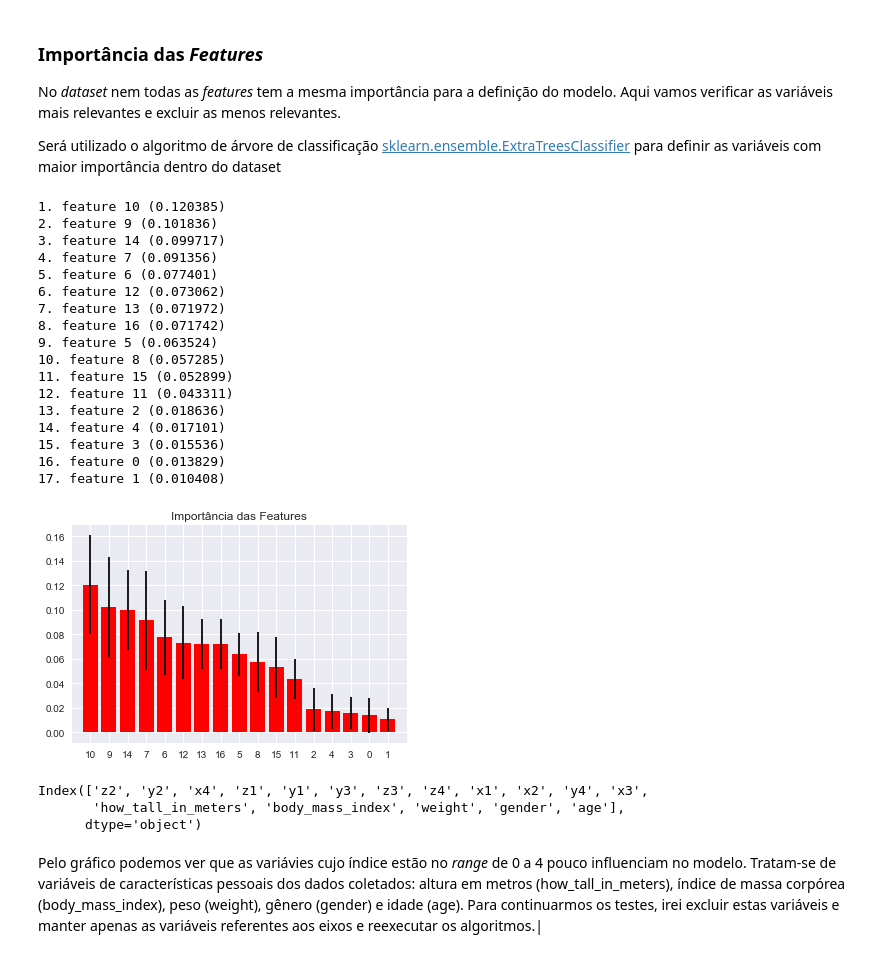
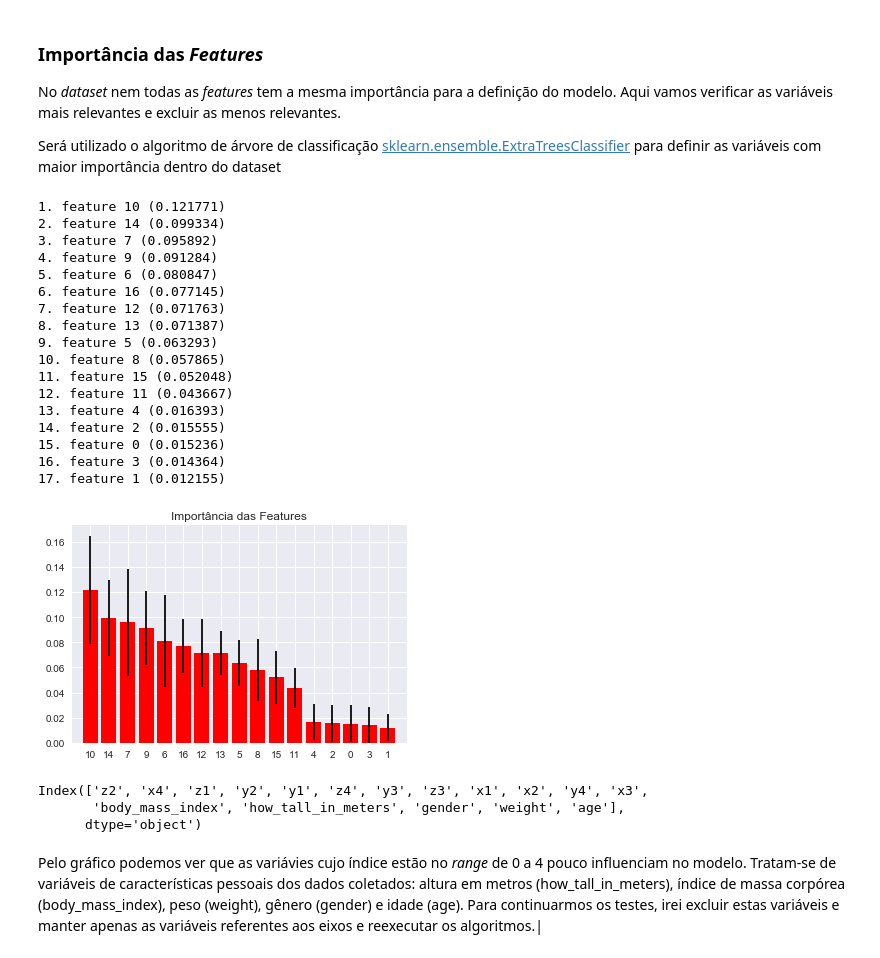
Before and after one commit to gleberb/mlnd, a Jupyter notebook: Projects/capstone/Final_Capstone.ipynb, the cells around one changed output. Cells and saved outputs as stored; diff of their text form; code cells hidden in the pictures.

```diff
--- a/Projects/capstone/Final_Capstone.ipynb
+++ b/Projects/capstone/Final_Capstone.ipynb
@@ -133,9 +137,9 @@ Neste projeto iremos criar dados sintéticos com a biblioteca [imblearn.over_sam
 # %%
 from imblearn.over_sampling import SMOTE
 sm = SMOTE(random_state=73)
-X_res, y_res = sm.fit_sample(X_all, y_all.values.ravel())
-X_all = pd.DataFrame(X_res, columns=X_all.columns)
-y_all = pd.DataFrame(y_res, columns=y_all.columns)
-sns.countplot(x="class", data=y_all)
+X_res, y_res = sm.fit_sample(X_train, y_train.values.ravel())
+X_train = pd.DataFrame(X_res, columns=X_train.columns)
+y_train = pd.DataFrame(y_res, columns=y_train.columns)
+sns.countplot(x="class", data=y_train)
 # %% [output]
 <matplotlib.axes._subplots.AxesSubplot at 0x...>
@@ -196,0 +211,2 @@ F1: 0.557303069035
+# %%
+run_all_models(X_train, y_train, X_test, y_test)
@@ -212,9 +241,10 @@ A partir desta sessão iremos trabalhar com os dados, normalizando-os e reduzind
 ### Normalizando a escala dos dados
 # %%
 from sklearn.preprocessing import MinMaxScaler
-scaler = MinMaxScaler().fit(X_all)
-X_all_scaled = scaler.transform(X_all)
-X_all_scaled = pd.DataFrame(X_all_scaled, columns=X_all.columns)
-X_all_scaled.head(3)
+scaler = MinMaxScaler().fit(X_train)
+X_train_scaled = scaler.transform(X_train)
+X_train_scaled = pd.DataFrame(X_train_scaled, columns=X_train.columns)
+X_test_scaled = scaler.transform(X_test)
+X_train_scaled.head(3)
 # %% [output]
 |  | gender | age | how_tall_in_meters | weight | body_mass_index | x1 | y1 | z1 | x2 | ... |
@@ -242,0 +258,2 @@ F1: 0.557255082252
+# %%
+run_all_models(X_train_scaled, y_train, X_test_scaled, y_test)
@@ -259,49 +289,49 @@ Será utilizado o algoritmo de árvore de classificação [sklearn.ensemble.Extr
 # %%
 from sklearn.ensemble import ExtraTreesClassifier
 
 feature_importance = ExtraTreesClassifier(n_estimators=150,
                               random_state=0)
-feature_importance = feature_importance.fit(X_all_scaled, y_all.values.ravel())
+feature_importance = feature_importance.fit(X_train_scaled, y_train.values.ravel())
 importances = feature_importance.feature_importances_
 std = np.std([tree.feature_importances_ for tree in feature_importance.estimators_],
              axis=0)
 indices = np.argsort(importances)[::-1]
 
-for f in range(X_all_scaled.shape[1]):
+for f in range(X_train_scaled.shape[1]):
     print("%d. feature %d (%f)" % (f + 1, indices[f], importances[indices[f]]))
 
 # Plot the feature importances of the forest
 plt.figure()
 plt.title("Importância das Features")
-plt.bar(range(X_all_scaled.shape[1]), importances[indices],
+plt.bar(range(X_train_scaled.shape[1]), importances[indices],
        color="r", yerr=std[indices], align="center")
-plt.xticks(range(X_all_scaled.shape[1]), indices)
-plt.xlim([-1, X_all_scaled.shape[1]])
+plt.xticks(range(X_train_scaled.shape[1]), indices)
+plt.xlim([-1, X_train_scaled.shape[1]])
 plt.show()
 # %% [output]
-1. feature 10 (0.120385)
-2. feature 9 (0.101836)
-3. feature 14 (0.099717)
-4. feature 7 (0.091356)
-5. feature 6 (0.077401)
-6. feature 12 (0.073062)
-7. feature 13 (0.071972)
-8. feature 16 (0.071742)
-9. feature 5 (0.063524)
-10. feature 8 (0.057285)
-11. feature 15 (0.052899)
-12. feature 11 (0.043311)
-13. feature 2 (0.018636)
-14. feature 4 (0.017101)
-15. feature 3 (0.015536)
-16. feature 0 (0.013829)
-17. feature 1 (0.010408)
+1. feature 10 (0.121771)
+2. feature 14 (0.099334)
+3. feature 7 (0.095892)
+4. feature 9 (0.091284)
+5. feature 6 (0.080847)
+6. feature 16 (0.077145)
+7. feature 12 (0.071763)
+8. feature 13 (0.071387)
+9. feature 5 (0.063293)
+10. feature 8 (0.057865)
+11. feature 15 (0.052048)
+12. feature 11 (0.043667)
+13. feature 4 (0.016393)
+14. feature 2 (0.015555)
+15. feature 0 (0.015236)
+16. feature 3 (0.014364)
+17. feature 1 (0.012155)
-[figure, old version]
+[figure, new version]
 # %%
-X_all.columns[[10,9,14,7,6,12,13,16,5,8,15,11,2,4,3,0,1]]
+X_all.columns[[10,14,7,9,6,16,12,13,5,8,15,11,4,2,0,3,1]]
 # %% [output]
-Index(['z2', 'y2', 'x4', 'z1', 'y1', 'y3', 'z3', 'z4', 'x1', 'x2', 'y4', 'x3',
-       'how_tall_in_meters', 'body_mass_index', 'weight', 'gender', 'age'],
+Index(['z2', 'x4', 'z1', 'y2', 'y1', 'z4', 'y3', 'z3', 'x1', 'x2', 'y4', 'x3',
+       'body_mass_index', 'how_tall_in_meters', 'gender', 'weight', 'age'],
       dtype='object')
 # %% [markdown]
 Pelo gráfico podemos ver que as variávies cujo índice estão no _range_ de 0 a 4 pouco influenciam no modelo. Tratam-se de variáveis de características pessoais dos dados coletados: altura em metros (how_tall_in_meters), índice de massa corpórea (body_mass_index), peso (weight), gênero (gender) e idade (age). Para continuarmos os testes, irei excluir estas variáveis e manter apenas as variáveis referentes aos eixos e reexecutar os algoritmos.|
```
Also changed, not shown: parts of 13 cells of this notebook, 2 other files.
